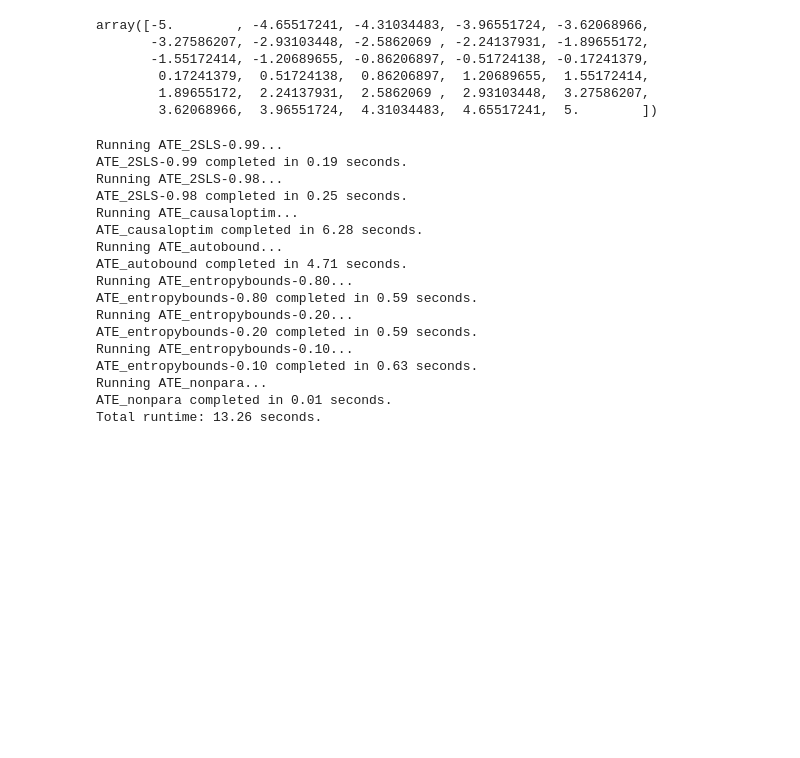
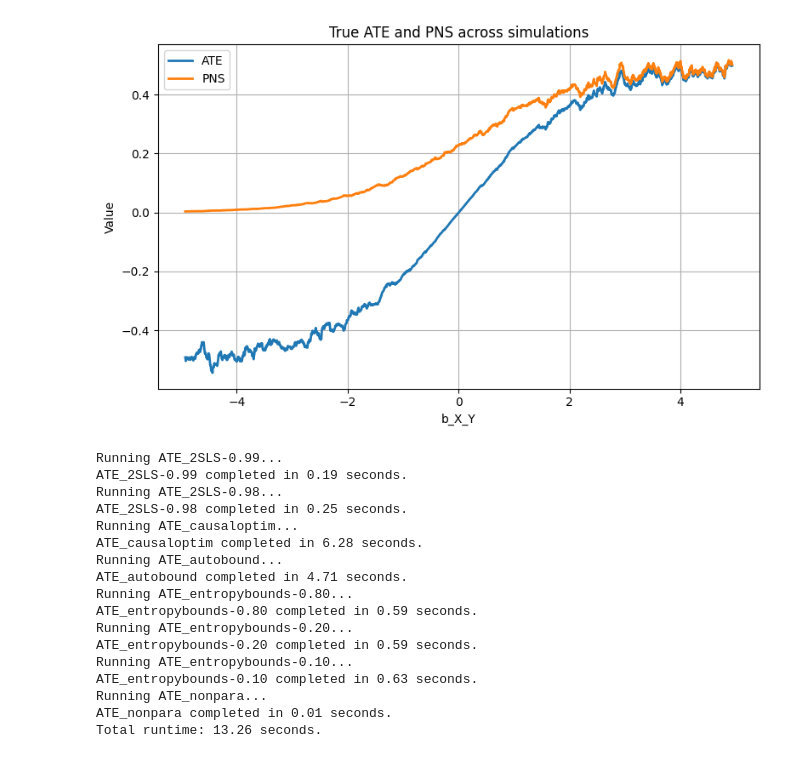
Before and after one commit to tmaringgele/causal-bounds, a Jupyter notebook: simulation_engine/test.ipynb, the cells around one changed output. Cells and saved outputs as stored; diff of their text form; code cells hidden in the pictures; blank space fills up the shorter version.

```diff
--- a/simulation_engine/test.ipynb
+++ b/simulation_engine/test.ipynb
@@ -39,11 +41,7 @@ data
 # %%
+PlottingUtil.plot_ate_pns(data, window=30)
 # %% [output]
-array([-5.        , -4.65517241, -4.31034483, -3.96551724, -3.62068966,
-       -3.27586207, -2.93103448, -2.5862069 , -2.24137931, -1.89655172,
-       -1.55172414, -1.20689655, -0.86206897, -0.51724138, -0.17241379,
-        0.17241379,  0.51724138,  0.86206897,  1.20689655,  1.55172414,
-        1.89655172,  2.24137931,  2.5862069 ,  2.93103448,  3.27586207,
-        3.62068966,  3.96551724,  4.31034483,  4.65517241,  5.        ])
+[figure, added]
 # %%
 binaryIV = BinaryIV('IV Dag', data)
 
```
Also changed, not shown: parts of 4 cells of this notebook, 2 other files.
